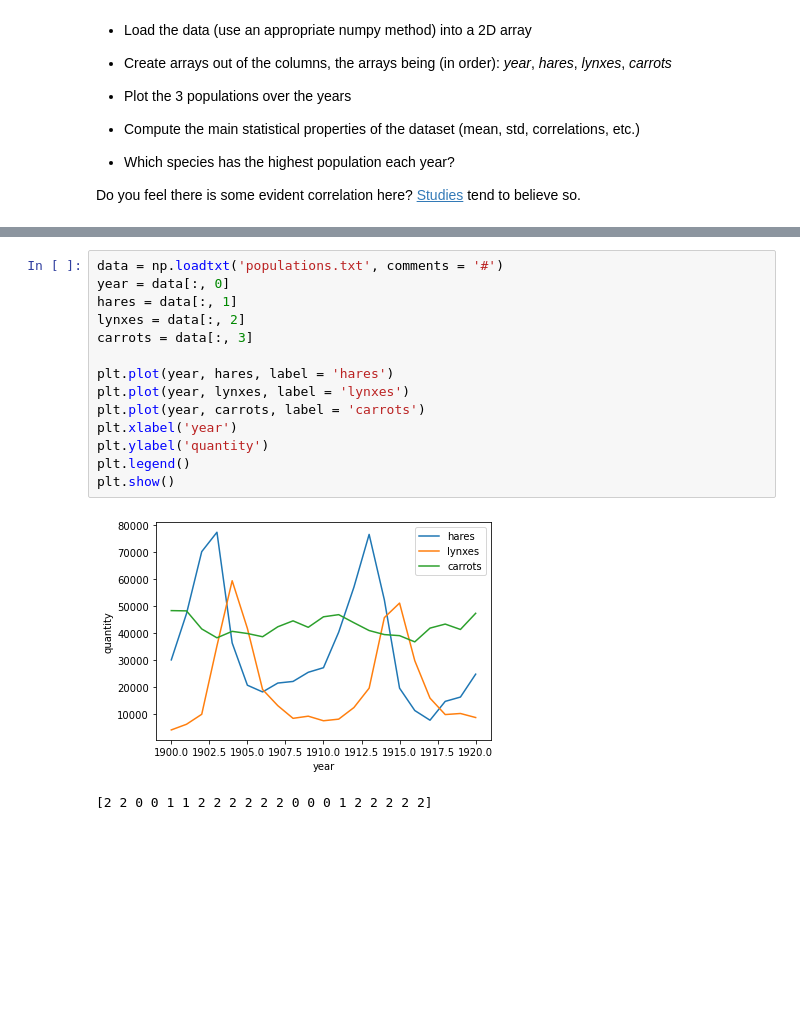
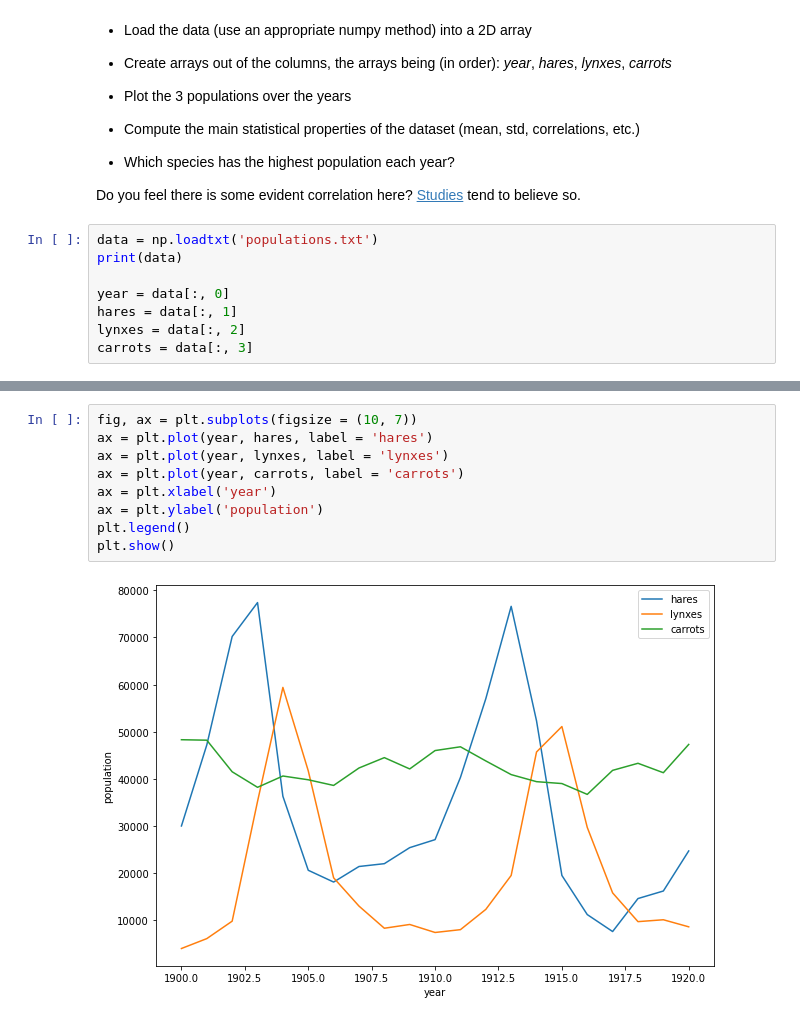
Before and after one commit to LauraRavagnani/LaboratoryOfComputationalPhysics_Y6, a Jupyter notebook: 04ex_Numpy.ipynb, the cells around one changed output, grey strips where cells are left out. Drawn from its saved outputs; the diff is of its cells as text; blank space fills up the shorter version.

```diff
--- a/04ex_Numpy.ipynb
+++ b/04ex_Numpy.ipynb
@@ -339,3 +359,11 @@ Text(0, 0.5, 'Distance')
   * Which species has the highest population each year?
 
 Do you feel there is some evident correlation here? [Studies](https://www.enr.gov.nt.ca/en/services/lynx/lynx-snowshoe-hare-cycle) tend to believe so.
+# %%
+data = np.loadtxt('populations.txt')
+print(data)
+
+year = data[:, 0]
+hares = data[:, 1]
+lynxes = data[:, 2]
+carrots = data[:, 3]
@@ -342,17 +388,11 @@ Do you feel there is some evident correlation here? [Studies](https://www.enr.go
 # %%
-data = np.loadtxt('populations.txt', comments = '#')
-year = data[:, 0]
-hares = data[:, 1]
-lynxes = data[:, 2]
-carrots = data[:, 3]
-
-plt.plot(year, hares, label = 'hares')
-plt.plot(year, lynxes, label = 'lynxes')
-plt.plot(year, carrots, label = 'carrots')
-plt.xlabel('year')
-plt.ylabel('quantity')
+fig, ax = plt.subplots(figsize = (10, 7))
+ax = plt.plot(year, hares, label = 'hares')
+ax = plt.plot(year, lynxes, label = 'lynxes')
+ax = plt.plot(year, carrots, label = 'carrots')
+ax = plt.xlabel('year')
+ax = plt.ylabel('population')
 plt.legend()
 plt.show()
 # %% [output]
-[figure, old version]
+[figure, new version]
-[2 2 0 0 1 1 2 2 2 2 2 2 0 0 0 1 2 2 2 2 2]
```
Also changed, not shown: parts of 24 cells of this notebook.
